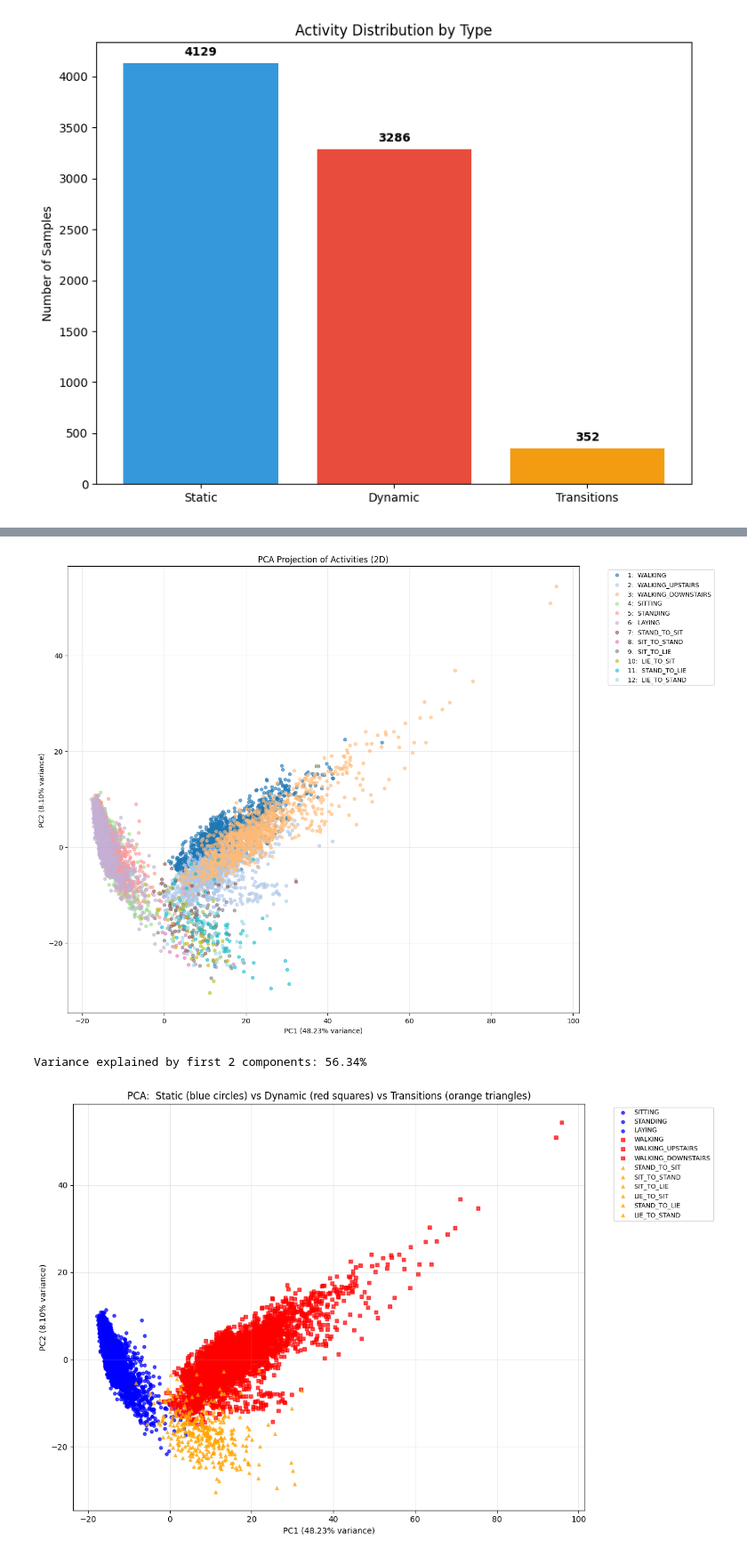
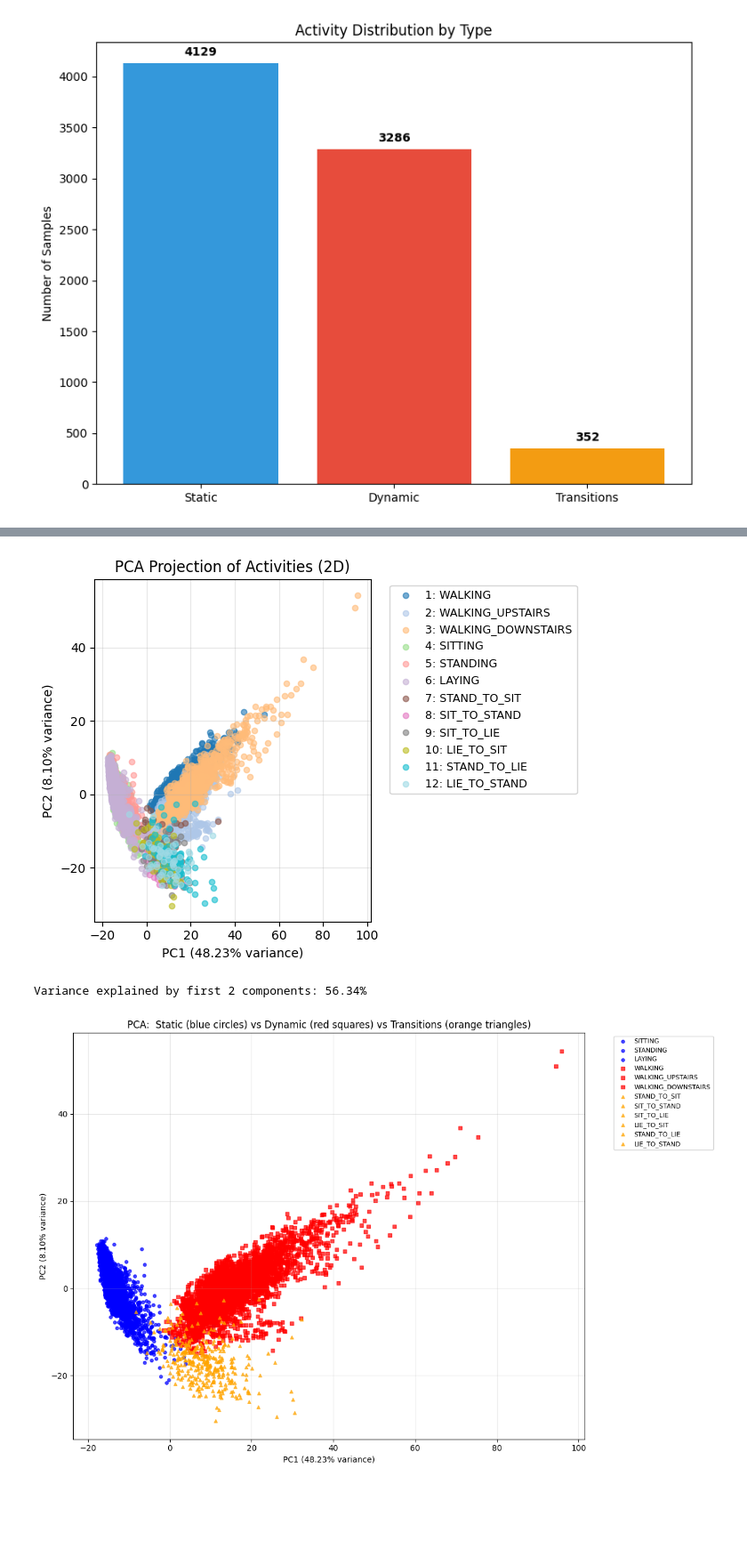
Before and after one commit to kvietelaitis/machine-learning-project, a Jupyter notebook: analysis/data-analysis.ipynb, the cells around one changed output, grey strips where cells are left out. Shown at 89% size. Cells and saved outputs as stored; diff of their text form; code cells hidden in the pictures; blank space fills up the shorter version.

```diff
--- a/analysis/data-analysis.ipynb
+++ b/analysis/data-analysis.ipynb
@@ -181,38 +156,36 @@ plt.show()
 # %%
 # Separate features and target
-X = df.drop(['activity', 'activity_name'], axis=1, errors='ignore')  # Drop target columns
+X = df.select_dtypes(include=[np.number]).drop(['activity', 'activity_name'], axis=1, errors='ignore')  # Drop target columns
 y = df['activity']
 
 # Standardize features
 scaler = StandardScaler()
 X_scaled = scaler.fit_transform(X)
 
 # PCA to 2D
-pca = PCA(n_components=2)
+pca = PCA(n_components=10, random_state=42)
 X_pca = pca.fit_transform(X_scaled)
 
-# Plot with colors for each activity
-plt.figure(figsize=(14, 10))
-colors = plt.cm.tab20(np.linspace(0, 1, 12))
-
-for activity_id in sorted(y.unique()):
-    mask = (y == activity_id)
-    plt.scatter(X_pca[mask, 0], X_pca[mask, 1],
-                label=f"{activity_id}:  {activity_map[activity_id]}",
-                alpha=0.6, s=20, color=colors[activity_id-1])
+labels = df['activity_name'] if 'activity_name' in df.columns else y.astype(str)
+colors = plt.cm.tab20(np.linspace(0, 1, labels.nunique()))
+for i, act in enumerate(sorted(np.unique(y))):
+    mask = (y == act)
+    plt.scatter(X_pca[mask,0], X_pca[mask,1],
+                label=f"{act}: {activity_map.get(act,act)}",
+                alpha=0.6, s=20, color=colors[i])
 
 plt.xlabel(f'PC1 ({pca.explained_variance_ratio_[0]:.2%} variance)')
 plt.ylabel(f'PC2 ({pca.explained_variance_ratio_[1]:.2%} variance)')
 plt.title('PCA Projection of Activities (2D)')
 plt.legend(bbox_to_anchor=(1.05, 1), loc='upper left', fontsize=9)
 plt.grid(alpha=0.3)
 plt.tight_layout()
 plt.show()
 
 print(f"Variance explained by first 2 components: "
       f"{pca.explained_variance_ratio_[: 2].sum():.2%}")
 # %% [output]
-[figure, old version]
+[figure, new version]
 Variance explained by first 2 components: 56.34%
 # %%
 plt.figure(figsize=(12, 8))
```
Also changed, not shown: parts of 2 cells of this notebook.
